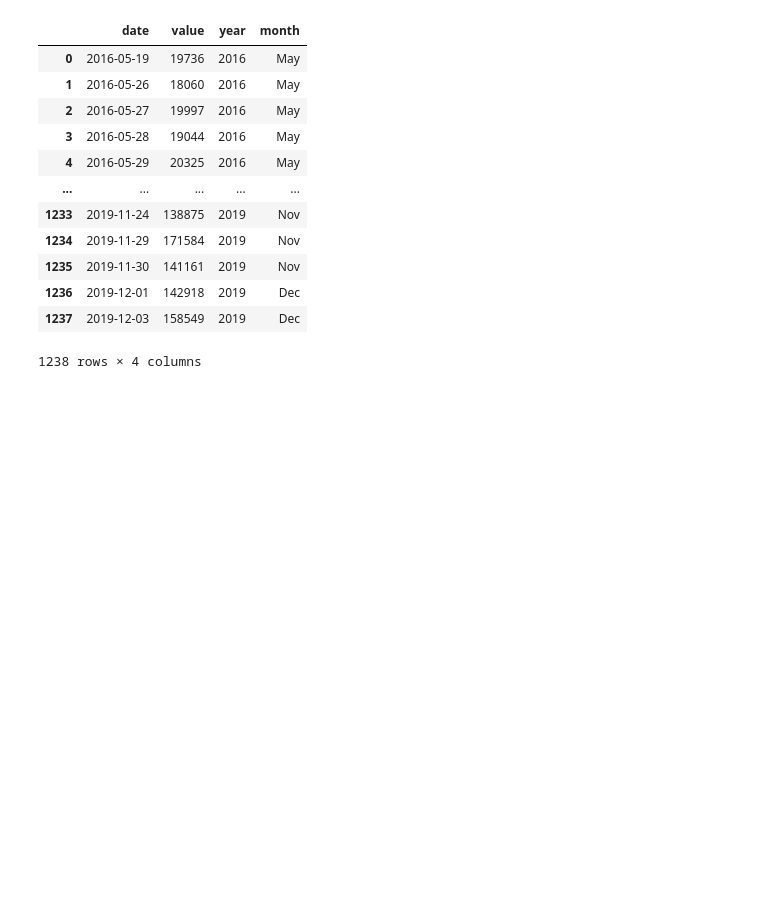
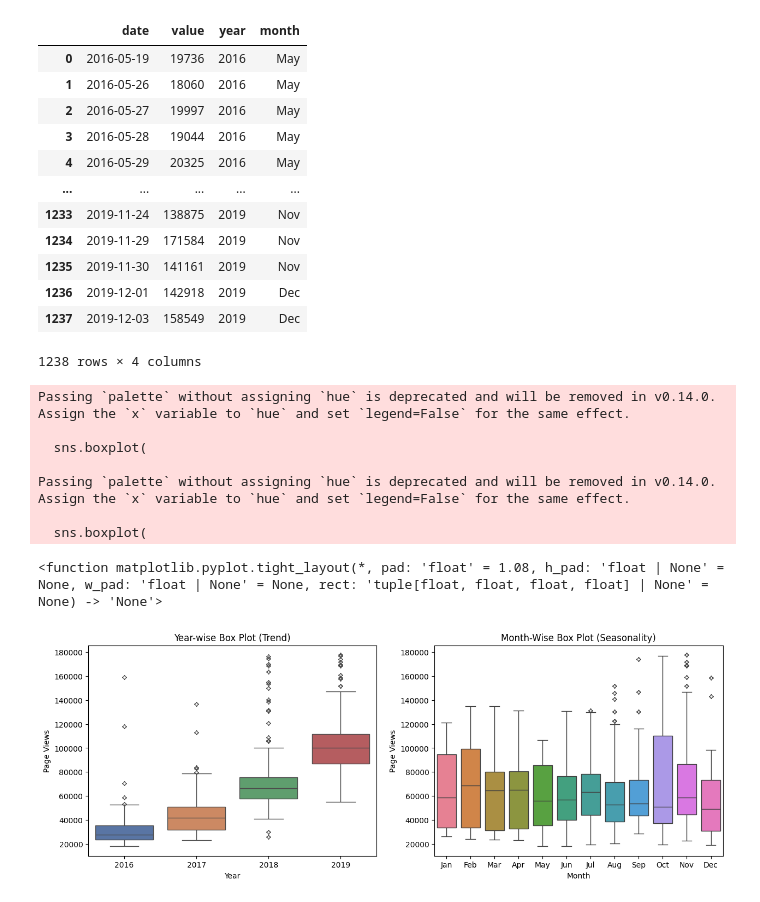
Before and after one commit to KimberlyCT/freeCodeCamp, a Jupyter notebook: Data Analysis With Python/Page View Time Series Visualizer/Page View Time Series Visualizer.ipynb, the cells around one changed output. Cells and saved outputs as stored; diff of their text form; code cells hidden in the pictures; blank space fills up the shorter version.

```diff
--- a/Data Analysis With Python/Page View Time Series Visualizer/Page View Time Series Visualizer.ipynb
+++ b/Data Analysis With Python/Page View Time Series Visualizer/Page View Time Series Visualizer.ipynb
@@ -181,3 +181,56 @@ df_box
 | 1236 | 2019-12-01 | 142918 | 2019 | Dec |
 | 1237 | 2019-12-03 | 158549 | 2019 | Dec |
 1238 rows × 4 columns
+# %%
+month_short=[
+    'Jan',
+    'Feb',
+    'Mar',
+    'Apr',
+    'May',
+    'Jun',
+    'Jul',
+    'Aug',
+    'Sep',
+    'Oct',
+    'Nov',
+    'Dec'
+    ]
+
+fig, axes = plt.subplots(1, 2, figsize=(15, 5))
+sns.boxplot(
+    data=df_box,
+    x='year',
+    y='value',
+    palette='deep',
+    flierprops={"marker": (4,1,0)},
+    ax=axes[0]
+)
+axes[0].set_title('Year-wise Box Plot (Trend)')
+axes[0].set_xlabel('Year')
+axes[0].set_ylabel('Page Views')
+
+color_barmonth=sns.color_palette('husl',12)
+sns.boxplot(
+    data=df_box,
+    x='month',
+    y='value',
+    palette=color_barmonth,
+    order=month_short,
+    flierprops={"marker": (4,1,0)},
+    ax=axes[1]
+)
+axes[1].set_title('Month-Wise Box Plot (Seasonality)')
+axes[1].set_xlabel('Month')
+axes[1].set_ylabel('Page Views')
+plt.tight_layout
+# %% [output]
+Passing `palette` without assigning `hue` is deprecated and will be removed in v0.14.0. Assign the `x` variable to `hue` and set `legend=False` for the same effect.
+
+  sns.boxplot(
+
+Passing `palette` without assigning `hue` is deprecated and will be removed in v0.14.0. Assign the `x` variable to `hue` and set `legend=False` for the same effect.
+
+  sns.boxplot(
+<function matplotlib.pyplot.tight_layout(*, pad: 'float' = 1.08, h_pad: 'float | None' = None, w_pad: 'float | None' = None, rect: 'tuple[float, float, float, float] | None' = None) -> 'None'>
+[figure, added]
```
Also changed, not shown: 6 other files.
